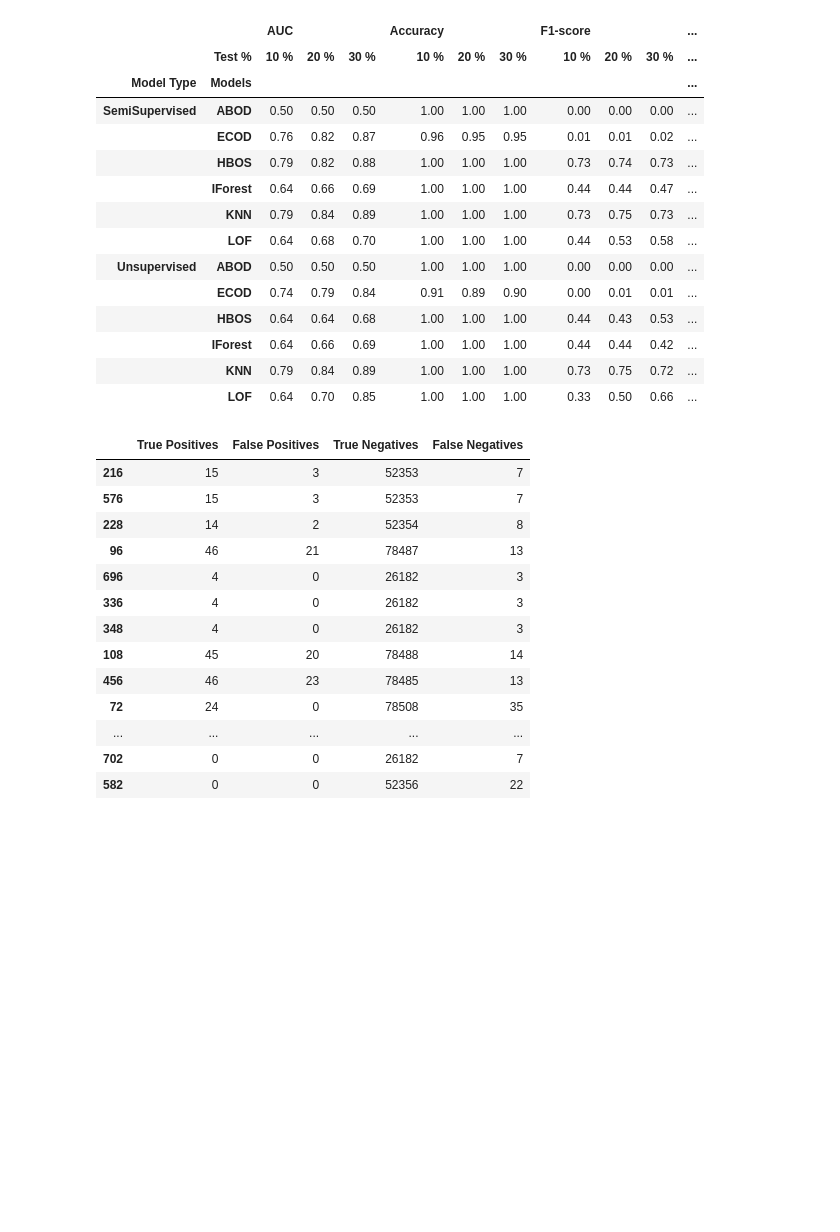
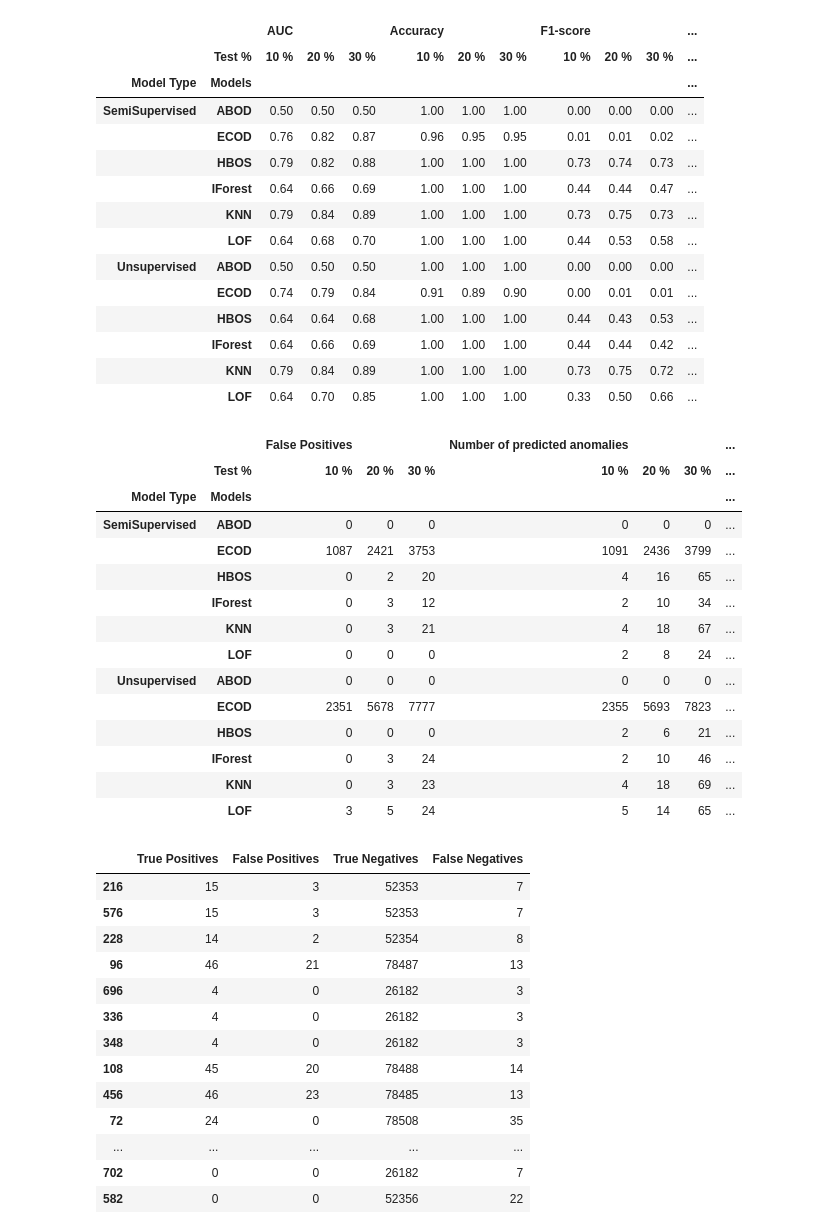
Before and after one commit to luisfernandoagottani/doctorade, a Jupyter notebook: notebooks/loanda/results.ipynb, the cells around one changed output. Drawn from its saved outputs; the diff is of its cells as text; code cells hidden in the pictures; blank space fills up the shorter version.

```diff
--- a/notebooks/loanda/results.ipynb
+++ b/notebooks/loanda/results.ipynb
@@ -53,6 +69,29 @@ pd.pivot_table(df, values = ["F1-score","AUC","Accuracy","Precision"], index = [
 |  | IForest | 0.64 | 0.66 | 0.69 | 1.00 | 1.00 | 1.00 | 0.44 | 0.44 | 0.42 | ... |
 |  | KNN | 0.79 | 0.84 | 0.89 | 1.00 | 1.00 | 1.00 | 0.73 | 0.75 | 0.72 | ... |
 |  | LOF | 0.64 | 0.70 | 0.85 | 1.00 | 1.00 | 1.00 | 0.33 | 0.50 | 0.66 | ... |
+# %%
+import plotly.express as px
+df = results_total.copy()
+df = df.reset_index(drop=True)
+df = df[df['Variable'] == 'AC_Power_B (KW) ']
+df = df.loc[df.groupby(['Variable','Models', 'Model Type','Test %'])['F1-score'].idxmax().values,:].sort_values(by='F1-score', ascending = False)
+pd.pivot_table(df, values = ["Number of true anomalies","Number of predicted anomalies","True Positives","False Positives"], index = ["Model Type","Models"], columns= "Test %")
+# %% [output]
+|  |  | False Positives |  |  | Number of predicted anomalies |  |  | ... |
+|  | Test % | 10 % | 20 % | 30 % | 10 % | 20 % | 30 % | ... |
+| Model Type | Models |  |  |  |  |  |  | ... |
+| SemiSupervised | ABOD | 0 | 0 | 0 | 0 | 0 | 0 | ... |
+|  | ECOD | 1087 | 2421 | 3753 | 1091 | 2436 | 3799 | ... |
+|  | HBOS | 0 | 2 | 20 | 4 | 16 | 65 | ... |
+|  | IForest | 0 | 3 | 12 | 2 | 10 | 34 | ... |
+|  | KNN | 0 | 3 | 21 | 4 | 18 | 67 | ... |
+|  | LOF | 0 | 0 | 0 | 2 | 8 | 24 | ... |
+| Unsupervised | ABOD | 0 | 0 | 0 | 0 | 0 | 0 | ... |
+|  | ECOD | 2351 | 5678 | 7777 | 2355 | 5693 | 7823 | ... |
+|  | HBOS | 0 | 0 | 0 | 2 | 6 | 21 | ... |
+|  | IForest | 0 | 3 | 24 | 2 | 10 | 46 | ... |
+|  | KNN | 0 | 3 | 23 | 4 | 18 | 69 | ... |
+|  | LOF | 3 | 5 | 24 | 5 | 14 | 65 | ... |
 # %%
 import plotly.express as px
 df = results_total.copy()
```
Also changed, not shown: parts of 1 cell of this notebook, 1 other file.
